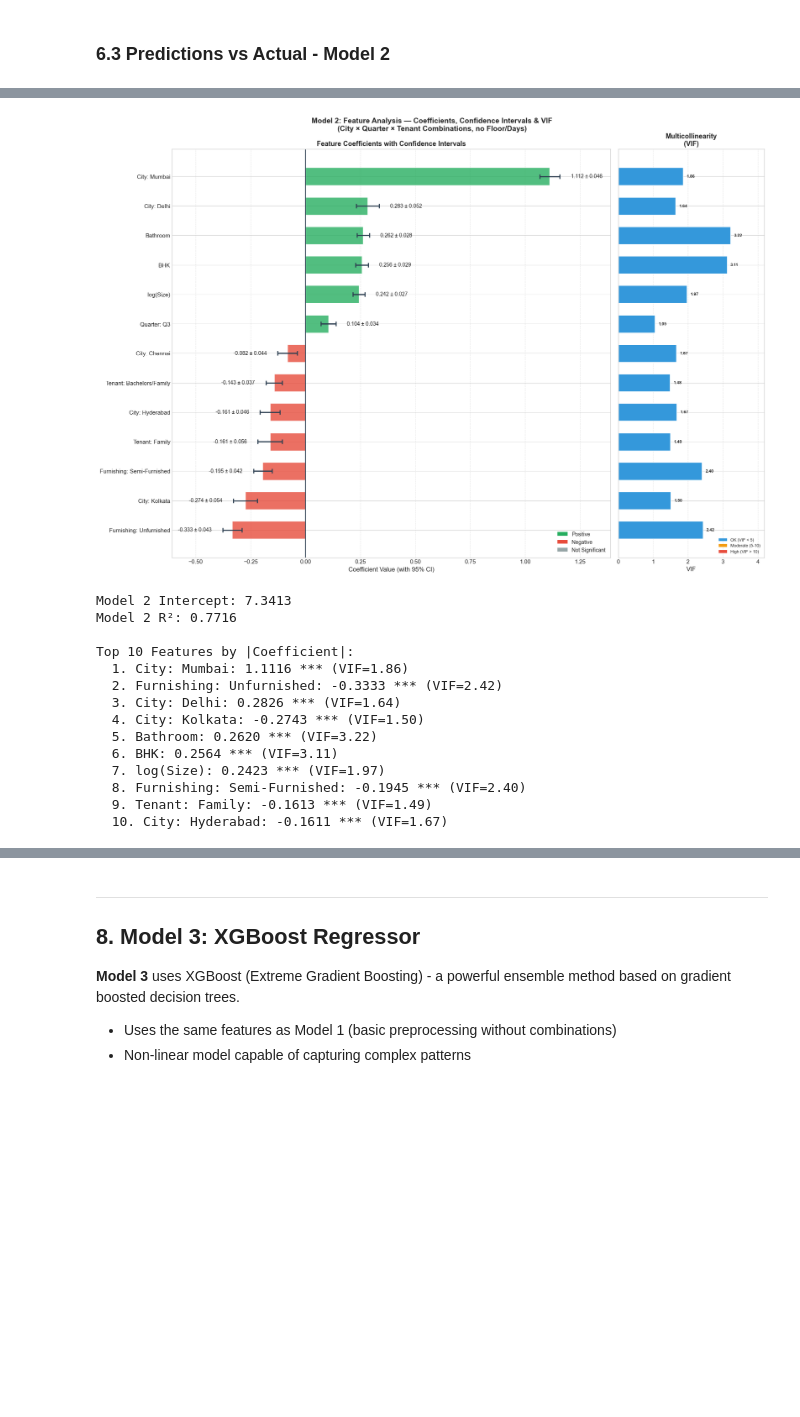
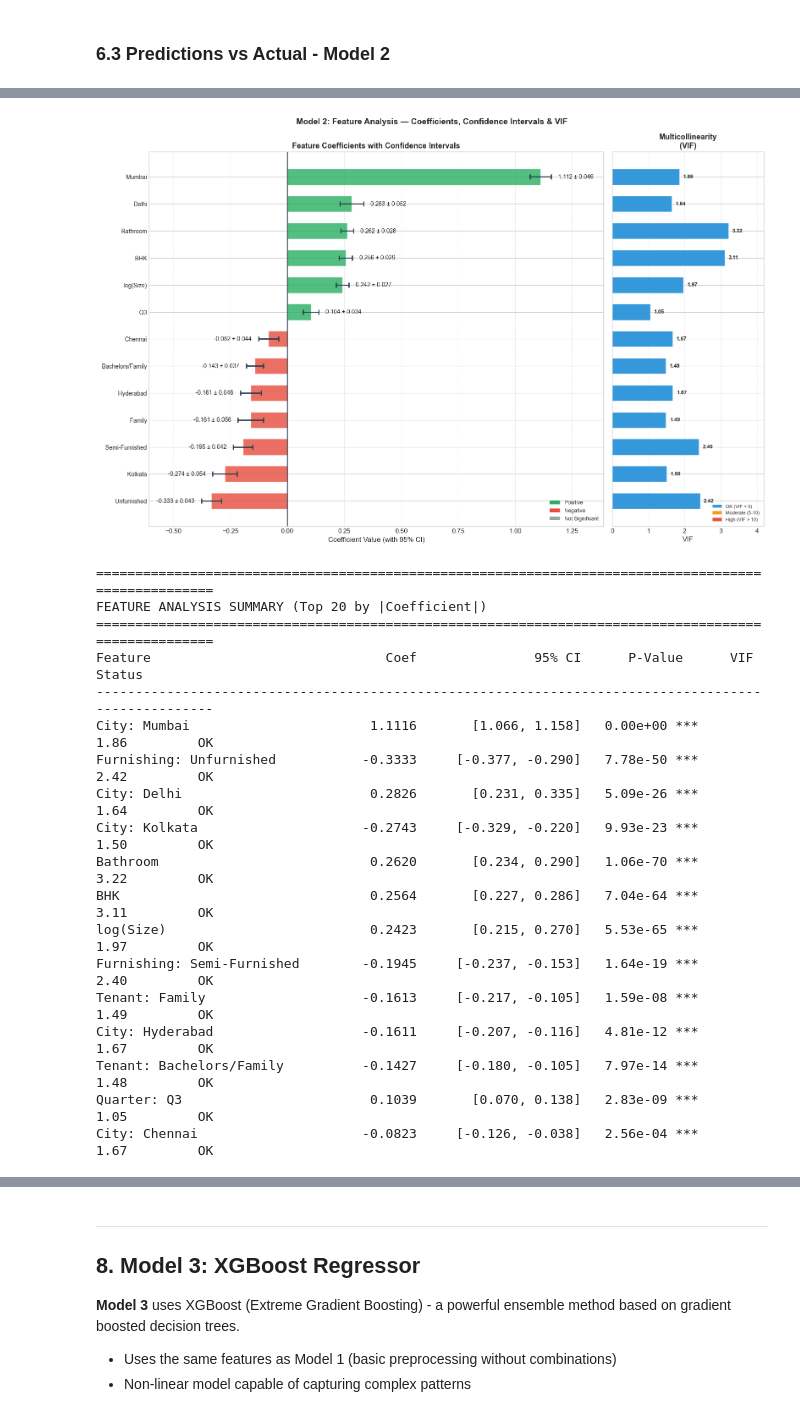
Before and after one commit to Grigor2003/house_rent_ds, a Jupyter notebook: ds.ipynb, the cells around one changed output, grey strips where cells are left out. Drawn from its saved outputs; the diff is of its cells as text; code cells hidden in the pictures; blank space fills up the shorter version.

```diff
--- a/ds.ipynb
+++ b/ds.ipynb
@@ -1269,13 +1269,13 @@ for i, col in enumerate(feature_names_m2):
 coef_enhanced_df_m2['VIF'] = vif_values_m2
 
 # Sort by absolute coefficient and get top N
-top_n_m2 = 25
+top_n_m2 = 20
 top_coefs_enhanced_m2 = coef_enhanced_df_m2.nlargest(top_n_m2, 'Abs_Coefficient').sort_values('Coefficient')
 
 # ============================================
 # Create figure with two subplots
 # ============================================
-fig, (ax1, ax2) = plt.subplots(1, 2, figsize=(18, 12), gridspec_kw={'width_ratios': [3, 1]})
+fig, (ax1, ax2) = plt.subplots(1, 2, figsize=(16, 10), gridspec_kw={'width_ratios': [3, 1]})
 
 # ----- Left Plot: Coefficients with Confidence Intervals -----
 y_positions = np.arange(len(top_coefs_enhanced_m2))
@@ -1300,30 +1300,30 @@ ax1.errorbar(top_coefs_enhanced_m2['Coefficient'], y_positions,
                    top_coefs_enhanced_m2['CI_Upper'] - top_coefs_enhanced_m2['Coefficient']],
              fmt='none', ecolor='#2c3e50', elinewidth=2, capsize=4, capthick=2)
 
-# Add coefficient values as labels with CI
+# Add coefficient values as labels with CI (format: coef ± CI)
 for i, (idx, row) in enumerate(top_coefs_enhanced_m2.iterrows()):
     val = row['Coefficient']
     ci_half = (row['CI_Upper'] - row['CI_Lower']) / 2
-    x_pos = row['CI_Upper'] + 0.05 if val >= 0 else row['CI_Lower'] - 0.05
+    x_pos = row['CI_Upper'] + 0.03 if val >= 0 else row['CI_Lower'] - 0.03
     ha = 'left' if val >= 0 else 'right'
     ax1.text(x_pos, i, f'{val:.3f} ± {ci_half:.3f}', va='center', ha=ha, fontsize=10)
 
 # Styling for left plot
 ax1.axvline(x=0, color='#2c3e50', linestyle='-', linewidth=1.5)
 ax1.set_yticks(y_positions)
-ax1.set_yticklabels(top_coefs_enhanced_m2['Feature'], fontsize=11)
+ax1.set_yticklabels([n.split(':')[-1] for n in top_coefs_enhanced_m2['Feature']], fontsize=10)
 ax1.set_xlabel('Coefficient Value (with 95% CI)', fontsize=12)
 ax1.set_title('Feature Coefficients with Confidence Intervals', fontsize=13, fontweight='bold')
 ax1.margins(x=0.15)
 ax1.grid(axis='x', linestyle='--', alpha=0.5)
 
-# Legend
+# Legend for coefficient sign
 legend_elements = [
     Patch(facecolor='#27ae60', label='Positive'),
     Patch(facecolor='#e74c3c', label='Negative'),
     Patch(facecolor='#95a5a6', label='Not Significant')
 ]
-ax1.legend(handles=legend_elements, loc='lower right', fontsize=10)
+ax1.legend(handles=legend_elements, loc='lower right', fontsize=9)
 
 # ----- Right Plot: VIF Values -----
 vif_colors = []
@@ -1342,56 +1342,64 @@ ax2.barh(y_positions, top_coefs_enhanced_m2['VIF'], color=vif_colors, edgecolor=
 # Add VIF threshold lines
 ax2.axvline(x=5, color='#f39c12', linestyle='--', linewidth=2, alpha=0.8)
 ax2.axvline(x=10, color='#e74c3c', linestyle='--', linewidth=2, alpha=0.8)
 
 # Add VIF values as labels
 for i, vif in enumerate(top_coefs_enhanced_m2['VIF']):
     if not (pd.isna(vif) or np.isinf(vif)):
-        ax2.text(vif + 0.1, i, f'{vif:.2f}', va='center', ha='left', fontsize=8, fontweight='bold')
+        ax2.text(vif + 0.1, i, f'{vif:.2f}', va='center', ha='left', fontsize=9, fontweight='bold')
 
 # Styling for right plot
 ax2.set_yticks(y_positions)
 ax2.set_yticklabels([])
 ax2.set_xlabel('VIF', fontsize=12)
 ax2.set_title('Multicollinearity\n(VIF)', fontsize=13, fontweight='bold')
 ax2.set_xlim(0, max(top_coefs_enhanced_m2['VIF'].dropna()) * 1.3 if not top_coefs_enhanced_m2['VIF'].isna().all() else 10)
 ax2.grid(axis='x', linestyle='--', alpha=0.5)
 
 # VIF Legend
 vif_legend = [
     Patch(facecolor='#3498db', label='OK (VIF < 5)'),
     Patch(facecolor='#f39c12', label='Moderate (5-10)'),
     Patch(facecolor='#e74c3c', label='High (VIF > 10)')
 ]
 ax2.legend(handles=vif_legend, loc='lower right', fontsize=8)
 
 plt.tight_layout()
-plt.suptitle('Model 2: Feature Analysis — Coefficients, Confidence Intervals & VIF\n(City × Quarter × Tenant Combinations, no Floor/Days)',
+plt.suptitle('Model 2: Feature Analysis — Coefficients, Confidence Intervals & VIF',
              fontsize=14, fontweight='bold', y=1.02)
 plt.show()
 
-# Print summary
-print(f"\nModel 2 Intercept: {ols_model_m2.params[0]:.4f}")
-print(f"Model 2 R²: {ols_model_m2.rsquared:.4f}")
-print(f"\nTop 10 Features by |Coefficient|:")
-for i, (_, row) in enumerate(coef_enhanced_df_m2.nlargest(10, 'Abs_Coefficient').iterrows()):
+# Print summary table
+print("\n" + "=" * 100)
+print("FEATURE ANALYSIS SUMMARY (Top 20 by |Coefficient|)")
+print("=" * 100)
+print(f"{'Feature':<30} {'Coef':>10} {'95% CI':>20} {'P-Value':>12} {'VIF':>8} {'Status':>12}")
+print("-" * 100)
+for _, row in top_coefs_enhanced_m2.sort_values('Abs_Coefficient', ascending=False).iterrows():
     sig = '***' if row['P_Value'] < 0.001 else '**' if row['P_Value'] < 0.01 else '*' if row['P_Value'] < 0.05 else 'ns'
-    print(f"  {i+1}. {row['Feature']}: {row['Coefficient']:.4f} {sig} (VIF={row['VIF']:.2f})")
+    vif_status = 'HIGH' if row['VIF'] > 10 else 'Moderate' if row['VIF'] > 5 else 'OK'
+    ci_str = f"[{row['CI_Lower']:.3f}, {row['CI_Upper']:.3f}]"
+    print(f"{row['Feature']:<30} {row['Coefficient']:>10.4f} {ci_str:>20} {row['P_Value']:>10.2e} {sig:>2} {row['VIF']:>8.2f} {vif_status:>10}")
 # %% [output]
-[figure, old version]
+[figure, new version]
-Model 2 Intercept: 7.3413
-Model 2 R²: 0.7716
-
-Top 10 Features by |Coefficient|:
-  1. City: Mumbai: 1.1116 *** (VIF=1.86)
-  2. Furnishing: Unfurnished: -0.3333 *** (VIF=2.42)
-  3. City: Delhi: 0.2826 *** (VIF=1.64)
-  4. City: Kolkata: -0.2743 *** (VIF=1.50)
-  5. Bathroom: 0.2620 *** (VIF=3.22)
-  6. BHK: 0.2564 *** (VIF=3.11)
-  7. log(Size): 0.2423 *** (VIF=1.97)
-  8. Furnishing: Semi-Furnished: -0.1945 *** (VIF=2.40)
-  9. Tenant: Family: -0.1613 *** (VIF=1.49)
-  10. City: Hyderabad: -0.1611 *** (VIF=1.67)
+====================================================================================================
+FEATURE ANALYSIS SUMMARY (Top 20 by |Coefficient|)
+====================================================================================================
+Feature                              Coef               95% CI      P-Value      VIF       Status
+----------------------------------------------------------------------------------------------------
+City: Mumbai                       1.1116       [1.066, 1.158]   0.00e+00 ***     1.86         OK
+Furnishing: Unfurnished           -0.3333     [-0.377, -0.290]   7.78e-50 ***     2.42         OK
+City: Delhi                        0.2826       [0.231, 0.335]   5.09e-26 ***     1.64         OK
+City: Kolkata                     -0.2743     [-0.329, -0.220]   9.93e-23 ***     1.50         OK
+Bathroom                           0.2620       [0.234, 0.290]   1.06e-70 ***     3.22         OK
+BHK                                0.2564       [0.227, 0.286]   7.04e-64 ***     3.11         OK
+log(Size)                          0.2423       [0.215, 0.270]   5.53e-65 ***     1.97         OK
+Furnishing: Semi-Furnished        -0.1945     [-0.237, -0.153]   1.64e-19 ***     2.40         OK
+Tenant: Family                    -0.1613     [-0.217, -0.105]   1.59e-08 ***     1.49         OK
+City: Hyderabad                   -0.1611     [-0.207, -0.116]   4.81e-12 ***     1.67         OK
+Tenant: Bachelors/Family          -0.1427     [-0.180, -0.105]   7.97e-14 ***     1.48         OK
+Quarter: Q3                        0.1039       [0.070, 0.138]   2.83e-09 ***     1.05         OK
+City: Chennai                     -0.0823     [-0.126, -0.038]   2.56e-04 ***     1.67         OK
 # %% [markdown]
 ---
 
```
Also changed, not shown: parts of 9 cells of this notebook.
